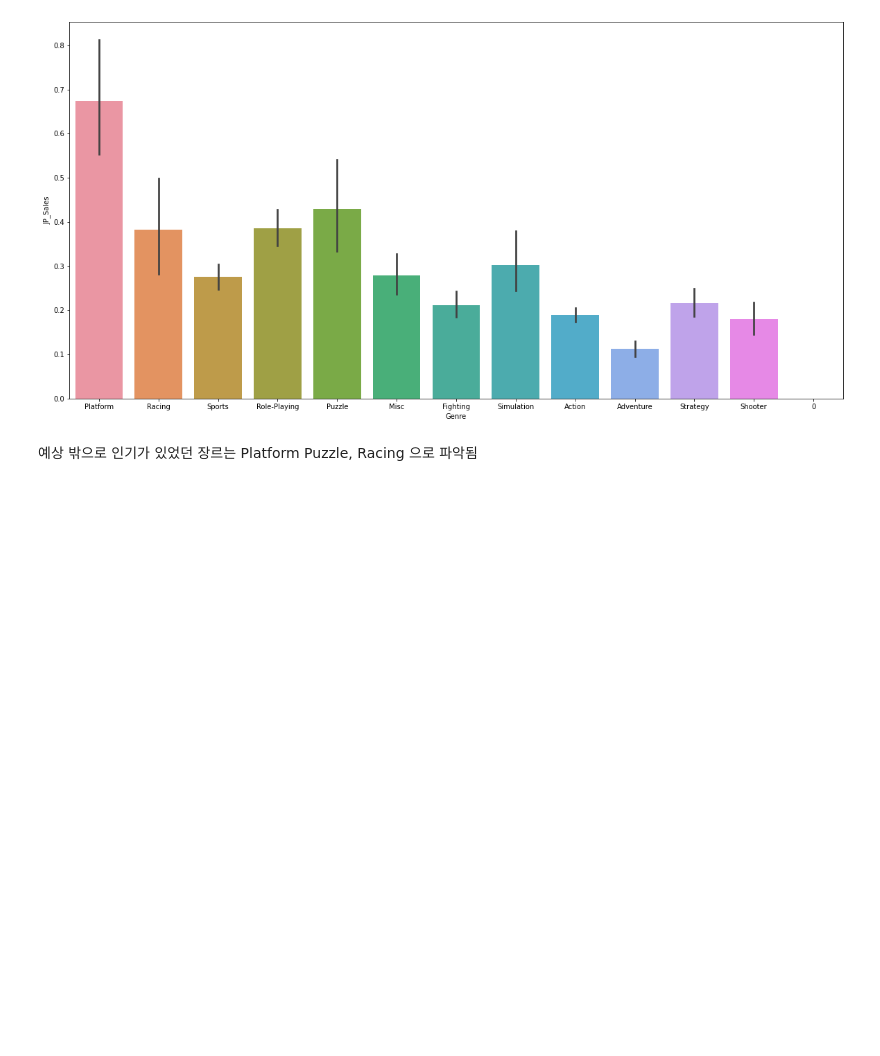
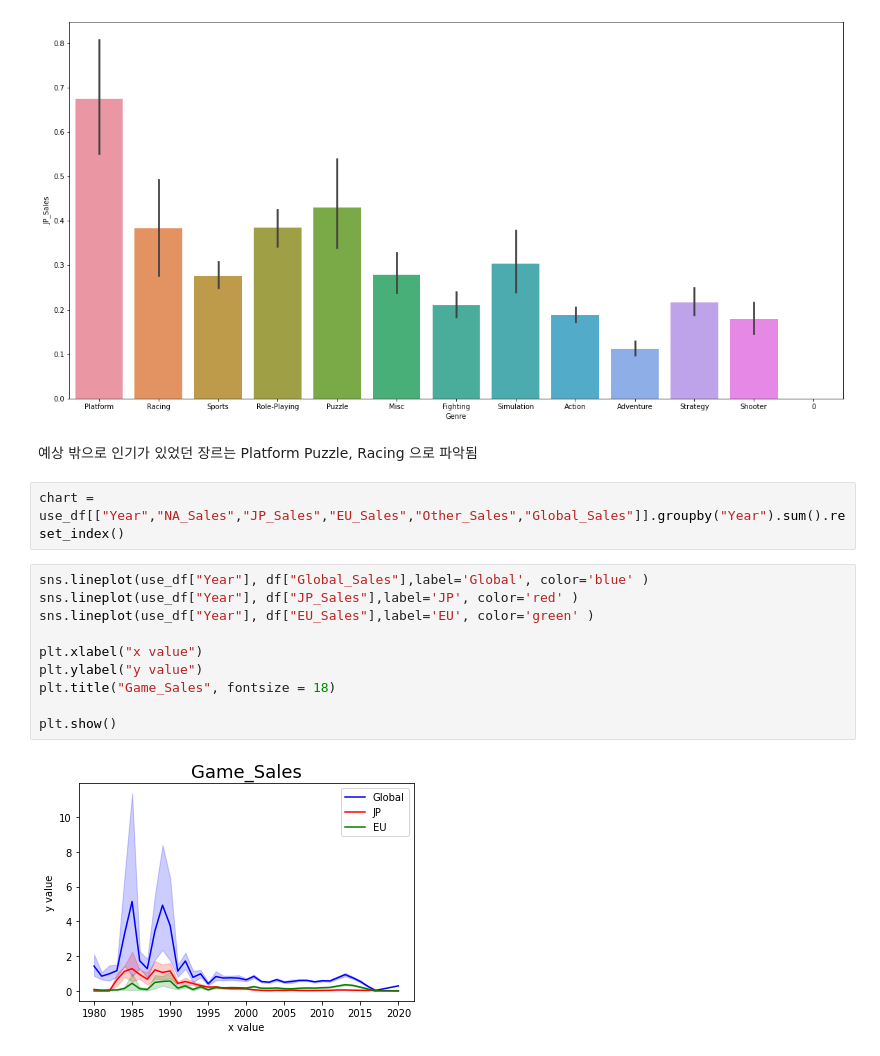
Before and after one commit to Georgia-MAX-holic/Footprints, a Jupyter notebook: PJ/game_sale/New/Game_Sales.ipynb, the cells around one changed output. Drawn from its saved outputs; the diff is of its cells as text; blank space fills up the shorter version.

```diff
--- a/PJ/game_sale/New/Game_Sales.ipynb
+++ b/PJ/game_sale/New/Game_Sales.ipynb
@@ -156,3 +154,17 @@ sns.barplot(x=df_True["Genre"], y=df_True["JP_Sales"], data=df_True)
 [figure]
 # %% [markdown]
 예상 밖으로 인기가 있었던 장르는 Platform  Puzzle, Racing 으로 파악됨
+# %%
+chart = use_df[["Year","NA_Sales","JP_Sales","EU_Sales","Other_Sales","Global_Sales"]].groupby("Year").sum().reset_index()
+# %%
+sns.lineplot(use_df["Year"], df["Global_Sales"],label='Global', color='blue' )
+sns.lineplot(use_df["Year"], df["JP_Sales"],label='JP', color='red' )
+sns.lineplot(use_df["Year"], df["EU_Sales"],label='EU', color='green' )
+
+plt.xlabel("x value")
+plt.ylabel("y value")
+plt.title("Game_Sales", fontsize = 18)
+
+plt.show()
+# %% [output]
+[figure, added]
```
Also changed, not shown: parts of 5 cells of this notebook.
